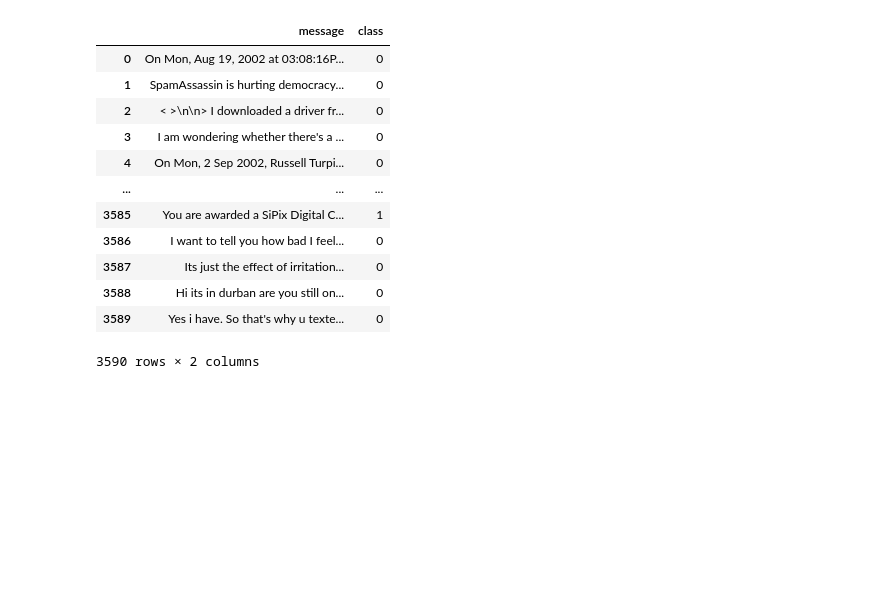
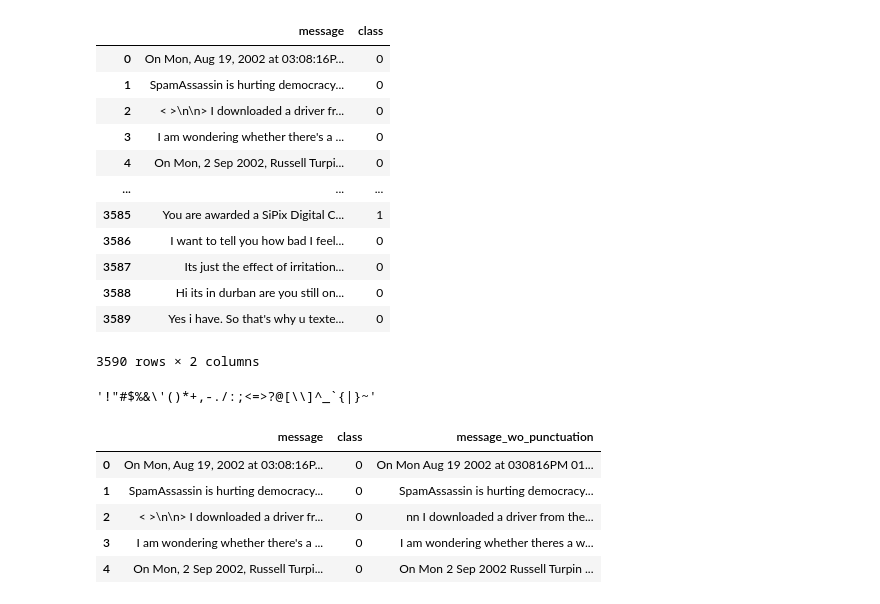
Before and after one commit to tanishavermaa/ml_algo_implementation, a Jupyter notebook: classification_eda_fe.ipynb, the cells around one changed output. Cells and saved outputs as stored; diff of their text form; code cells hidden in the pictures; blank space fills up the shorter version.

```diff
--- a/classification_eda_fe.ipynb
+++ b/classification_eda_fe.ipynb
@@ -45,3 +45,22 @@ df
 | 3588 | Hi its in durban are you still on... | 0 |
 | 3589 | Yes i have. So that's why u texte... | 0 |
 3590 rows × 2 columns
+# %%
+import string
+string.punctuation
+# %% [output]
+'!"#$%&\'()*+,-./:;<=>?@[\\]^_`{|}~'
+# %%
+def remove_punctuation(text):
+    no_punctuation=[words for words in text if words not in string.punctuation]
+    words_wo_punctuation=''.join(no_punctuation)
+    return words_wo_punctuation
+df['message_wo_punctuation']=df['message'].apply(lambda x: remove_punctuation(x))
+df.head()
+# %% [output]
+|  | message | class | message_wo_punctuation |
+| 0 | On Mon, Aug 19, 2002 at 03:08:16P... | 0 | On Mon Aug 19 2002 at 030816PM 01... |
+| 1 | SpamAssassin is hurting democracy... | 0 | SpamAssassin is hurting democracy... |
+| 2 | < >\n\n> I downloaded a driver fr... | 0 | nn I downloaded a driver from the... |
+| 3 | I am wondering whether there's a ... | 0 | I am wondering whether theres a w... |
+| 4 | On Mon, 2 Sep 2002, Russell Turpi... | 0 | On Mon 2 Sep 2002 Russell Turpin ... |
```
Also changed, not shown: parts of 45 cells of this notebook, 4 other files.
